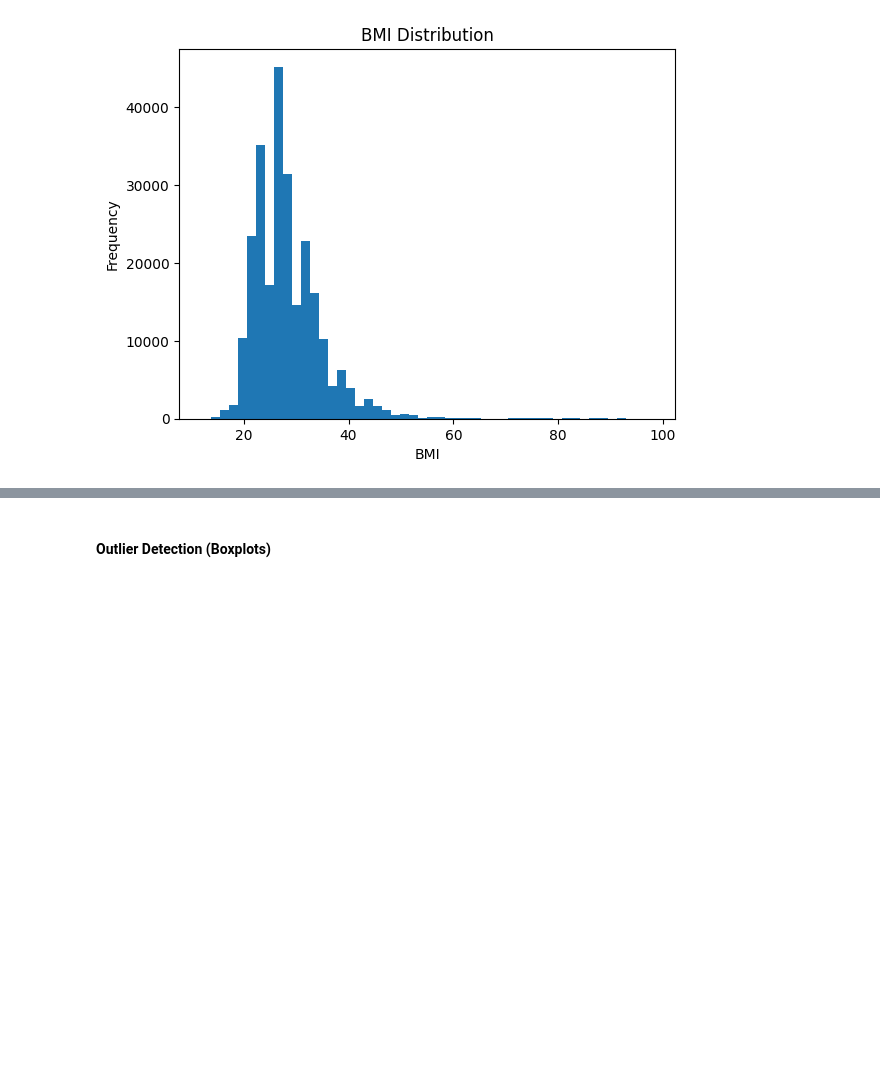
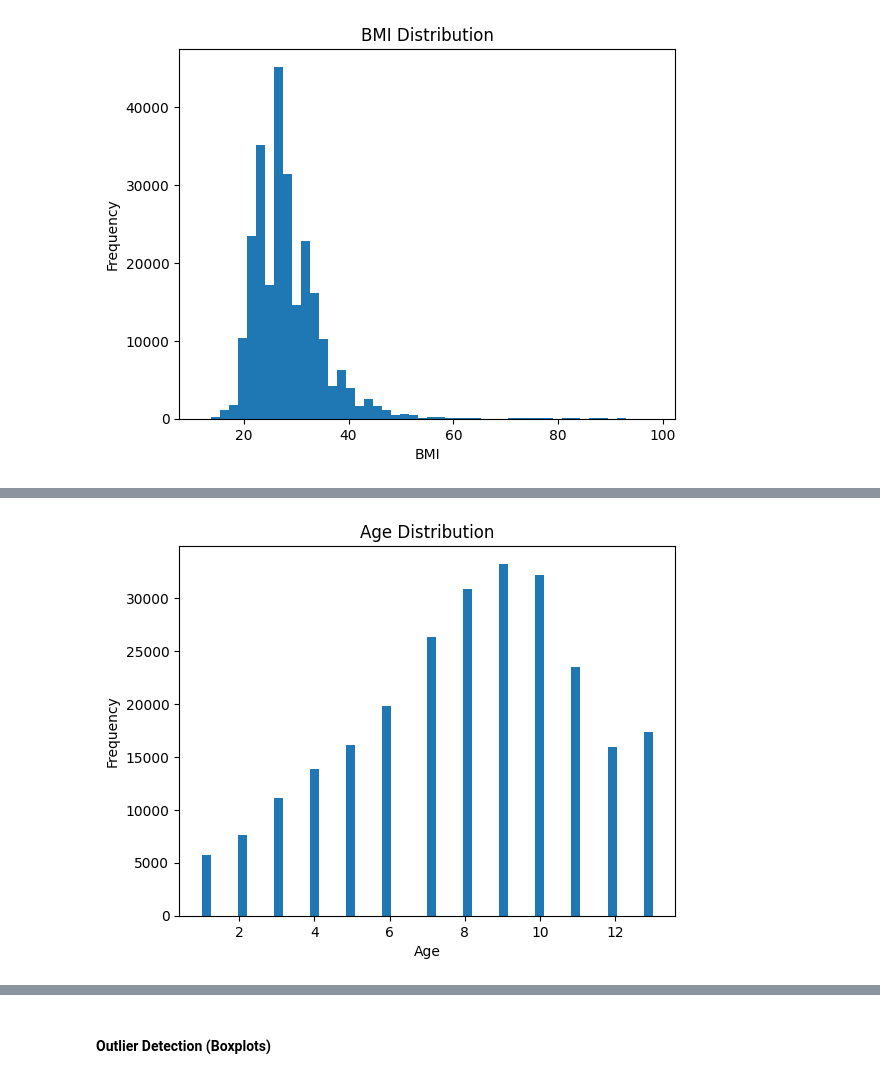
Before and after one commit to Benn800/Diabetes_Classifier, a Jupyter notebook: notebooks/01_data_understanding.ipynb, the cells around one changed output, grey strips where cells are left out. Saved outputs shown, nothing was run; the diff lists cells and outputs as text; code cells hidden in the pictures; blank space fills up the shorter version.

```diff
--- a/notebooks/01_data_understanding.ipynb
+++ b/notebooks/01_data_understanding.ipynb
@@ -295,0 +300,8 @@ plt.show()
+# %%
+plt.hist(df['Age'], bins= 50)
+plt.xlabel("Age")
+plt.ylabel("Frequency")
+plt.title("Age Distribution")
+plt.show()
+# %% [output]
+[figure, added]
```
Also changed, not shown: parts of 4 cells of this notebook, 3 other files.
